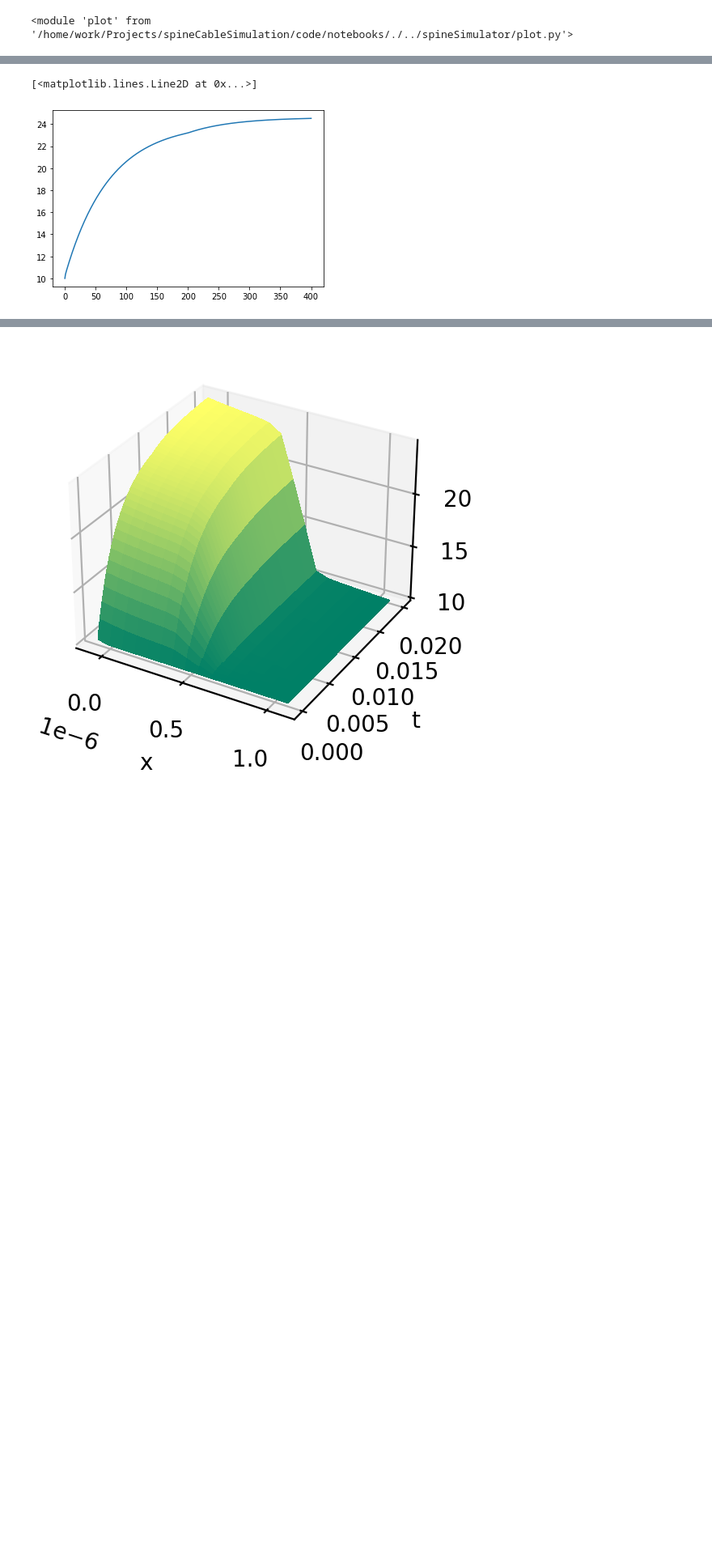
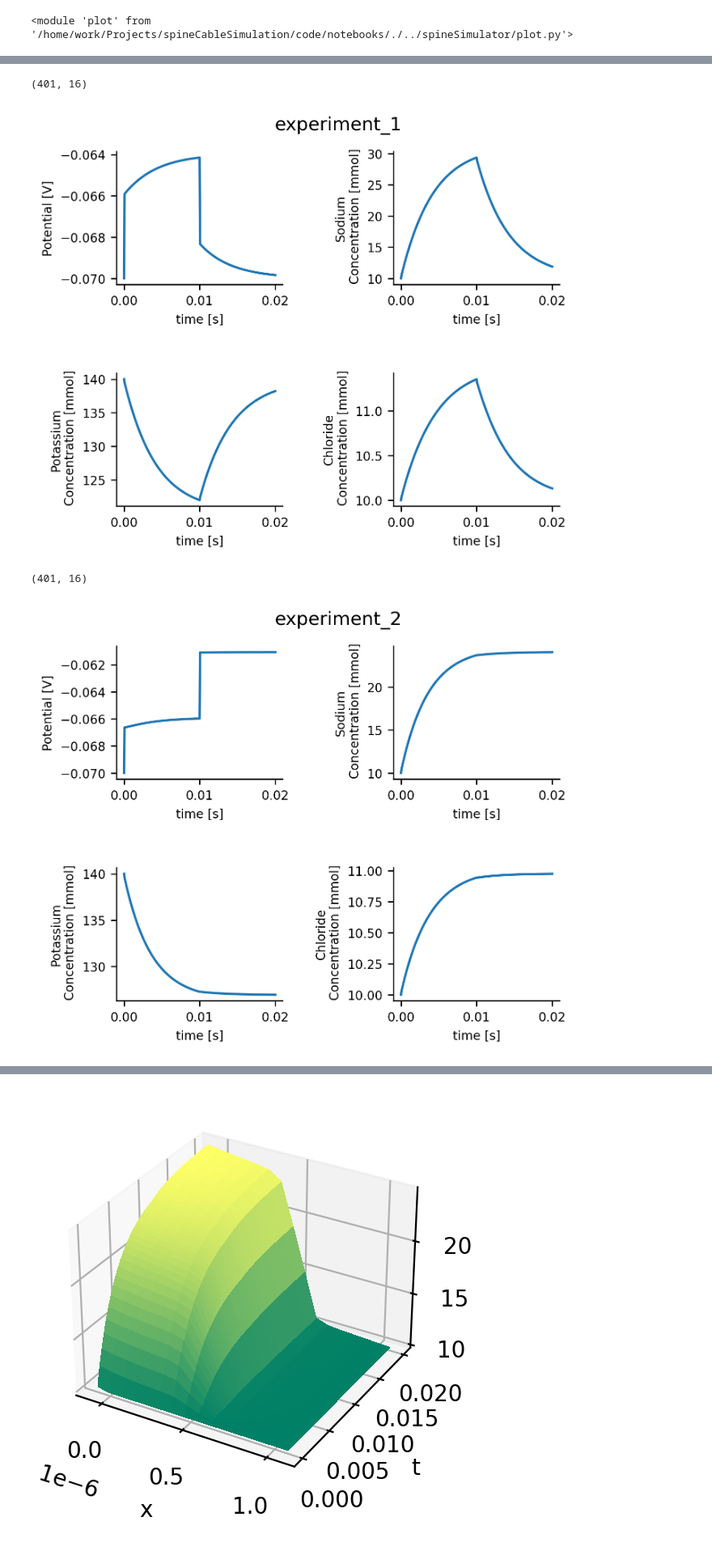
Before and after one commit to feblmu/Eberhardt2024Ion-concentration, a Jupyter notebook: notebooks/analyze_full_run.ipynb, the cells around one changed output, grey strips where cells are left out. Shown at 81% size. Saved outputs shown, nothing was run; the diff lists cells and outputs as text; code cells hidden in the pictures; blank space fills up the shorter version.

```diff
--- a/notebooks/analyze_full_run.ipynb
+++ b/notebooks/analyze_full_run.ipynb
@@ -32,5 +42,8 @@ json.dumps(results['params'])
 # %%
-plt.plot(c_Na[:,1])
+for i in range(1,8):
+    plot.figure_head_overview('experiment_'+str(i))
 # %% [output]
-[<matplotlib.lines.Line2D at 0x...>]
+(401, 16)
-[figure, old version]
+[figure, new version]
+(401, 16)
+[figure, added]
```
Also changed, not shown: parts of 13 cells of this notebook, 5 other files.
